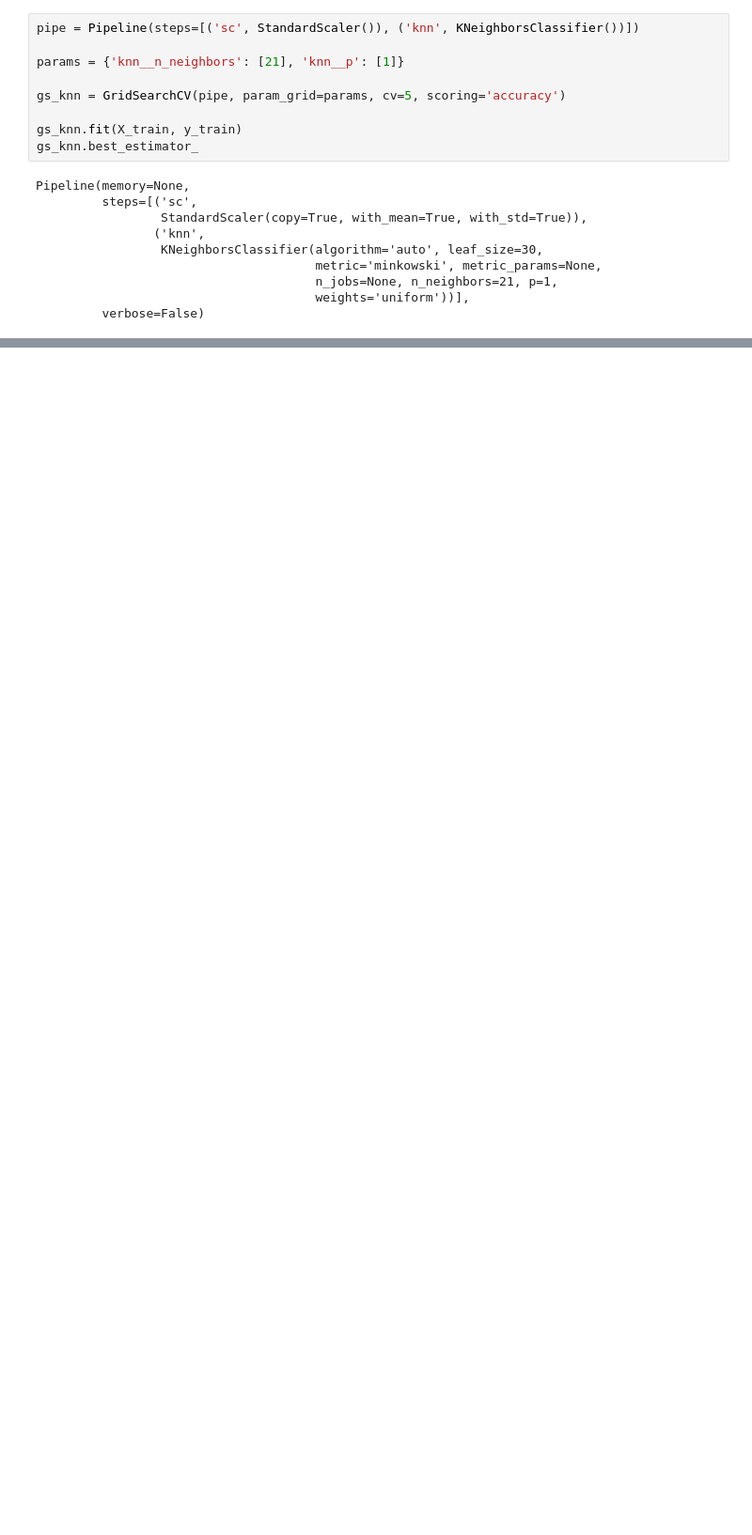
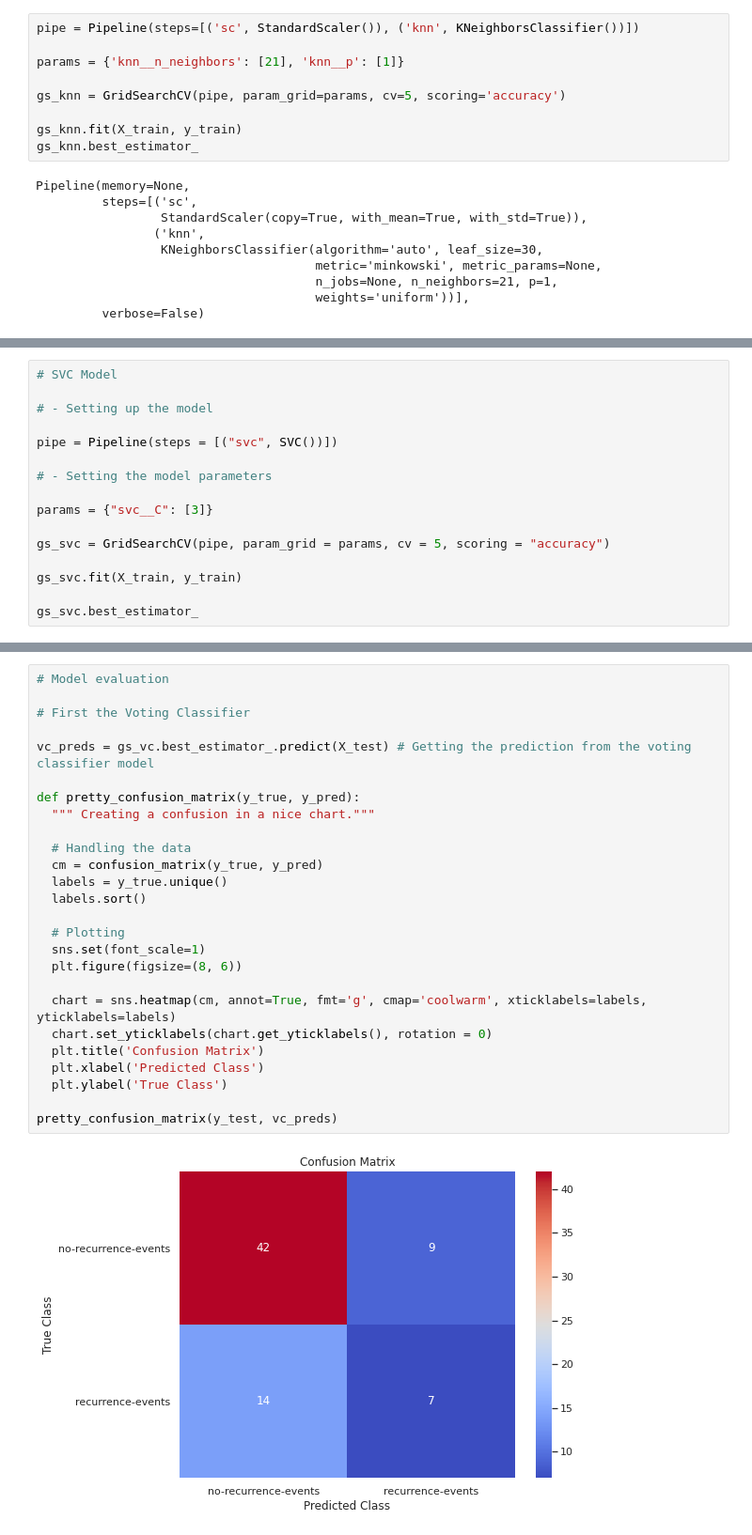
Before and after one commit to Otobi1/Predictors-of-Breast-Cancer-Recurrence, a Jupyter notebook: Predictors_of_Cancer_Recurrence.ipynb, the cells around one changed output, grey strips where cells are left out. Shown at 94% size. Cells and saved outputs as stored; diff of their text form; blank space fills up the shorter version.

Commit message:
models and eval

```diff
--- a/Predictors_of_Cancer_Recurrence.ipynb
+++ b/Predictors_of_Cancer_Recurrence.ipynb
@@ -349,0 +615,16 @@ gs_knn.score(X_test, y_test)
+# %%
+# SVC Model
+
+# - Setting up the model
+
+pipe = Pipeline(steps = [("svc", SVC())])
+
+# - Setting the model parameters
+
+params = {"svc__C": [3]}
+
+gs_svc = GridSearchCV(pipe, param_grid = params, cv = 5, scoring = "accuracy")
+
+gs_svc.fit(X_train, y_train)
+
+gs_svc.best_estimator_
@@ -349,0 +731,28 @@ gs_knn.score(X_test, y_test)
+# %%
+# Model evaluation
+
+# First the Voting Classifier
+
+vc_preds = gs_vc.best_estimator_.predict(X_test) # Getting the prediction from the voting classifier model
+
+def pretty_confusion_matrix(y_true, y_pred):
+  """ Creating a confusion in a nice chart."""
+
+  # Handling the data
+  cm = confusion_matrix(y_true, y_pred)
+  labels = y_true.unique()
+  labels.sort()
+
+  # Plotting
+  sns.set(font_scale=1)
+  plt.figure(figsize=(8, 6))
+
+  chart = sns.heatmap(cm, annot=True, fmt='g', cmap='coolwarm', xticklabels=labels, yticklabels=labels)
+  chart.set_yticklabels(chart.get_yticklabels(), rotation = 0)
+  plt.title('Confusion Matrix')
+  plt.xlabel('Predicted Class')
+  plt.ylabel('True Class')
+
+pretty_confusion_matrix(y_test, vc_preds)
+# %% [output]
+[figure, added]
```
Also changed, not shown: parts of 53 cells of this notebook.
